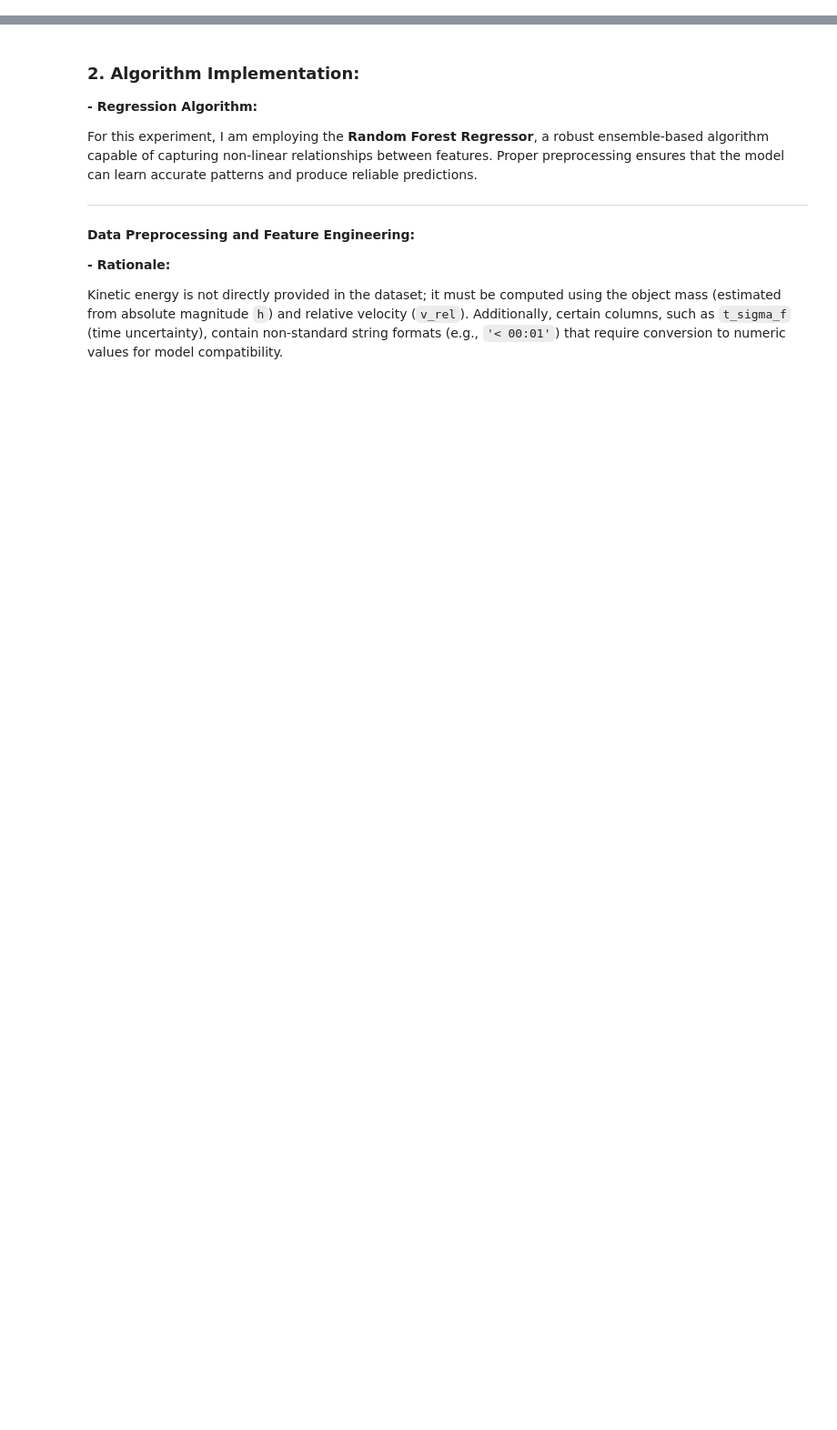
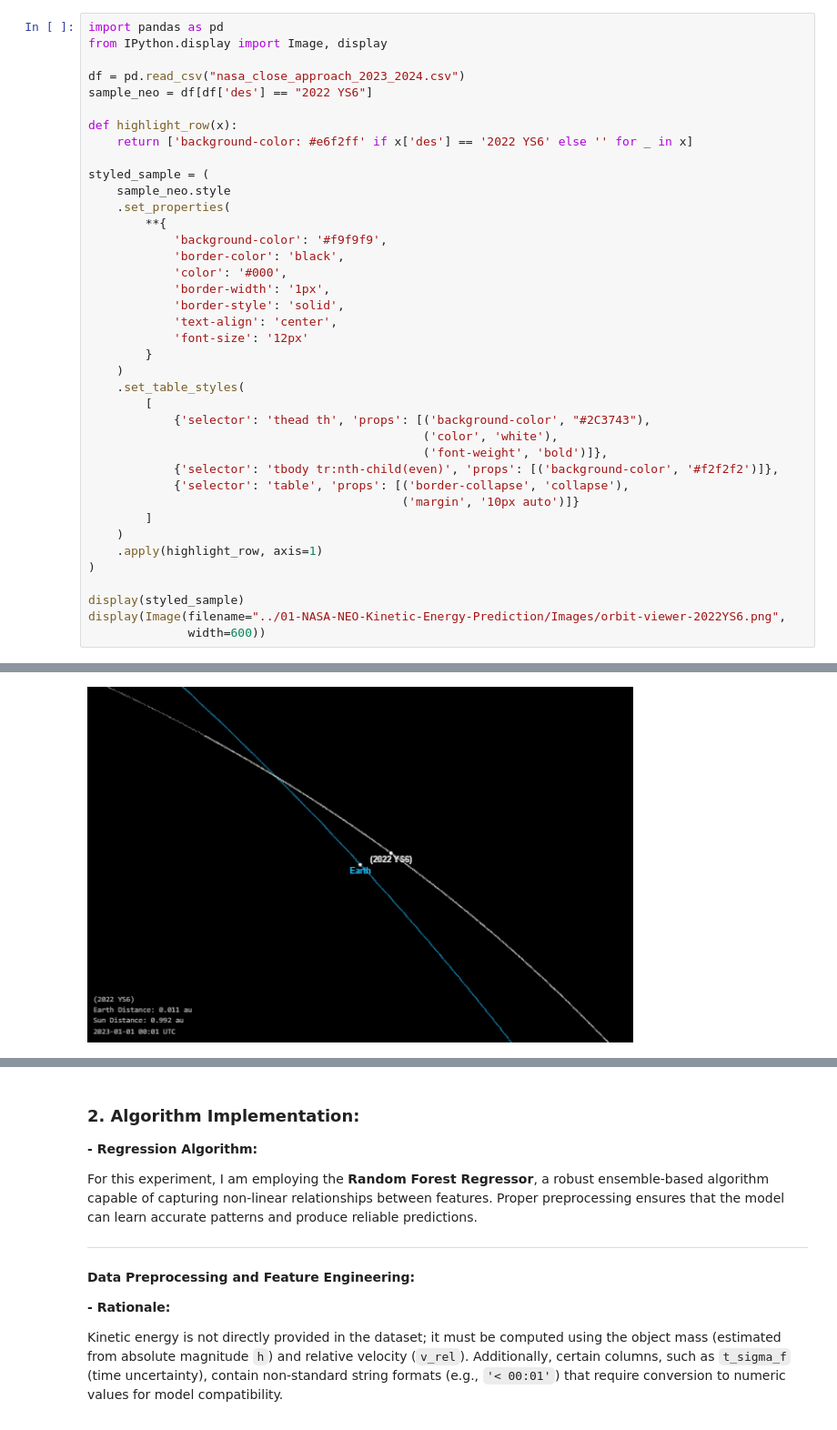
Before and after one commit to Careless-Loser/Experiment-Porftolio-Machine-Learning-Assignment-1, a Jupyter notebook: Exercise 1 – Regression Task/01-NASA-NEO-Kinetic-Energy-Prediction/NASA_NEO_Kinetic_Energy_Prediction.ipynb, the cells around one changed output, grey strips where cells are left out. Shown: that part at 91% size. Cells and saved outputs as stored; diff of their text form; blank space fills up the shorter version.

Commit message:
01-NASA-NEO-KINETIC-ENERGY-PREDICTION COMPLETED

```diff
--- a/Exercise 1 – Regression Task/01-NASA-NEO-Kinetic-Energy-Prediction/NASA_NEO_Kinetic_Energy_Prediction.ipynb
+++ b/Exercise 1 – Regression Task/01-NASA-NEO-Kinetic-Energy-Prediction/NASA_NEO_Kinetic_Energy_Prediction.ipynb
@@ -43,0 +50,40 @@ NASA Close Approach Data 2023–2024. Available at: [https://www.kaggle.com/data
+# %%
+import pandas as pd
+from IPython.display import Image, display
+
+df = pd.read_csv("nasa_close_approach_2023_2024.csv")
+sample_neo = df[df['des'] == "2022 YS6"]
+
+def highlight_row(x):
+    return ['background-color: #e6f2ff' if x['des'] == '2022 YS6' else '' for _ in x]
+
+styled_sample = (
+    sample_neo.style
+    .set_properties(
+        **{
+            'background-color': '#f9f9f9',
+            'border-color': 'black',
+            'color': '#000',
+            'border-width': '1px',
+            'border-style': 'solid',
+            'text-align': 'center',
+            'font-size': '12px'
+        }
+    )
+    .set_table_styles(
+        [
+            {'selector': 'thead th', 'props': [('background-color', "#2C3743"),
+                                               ('color', 'white'),
+                                               ('font-weight', 'bold')]},
+            {'selector': 'tbody tr:nth-child(even)', 'props': [('background-color', '#f2f2f2')]},
+            {'selector': 'table', 'props': [('border-collapse', 'collapse'),
+                                            ('margin', '10px auto')]}
+        ]
+    )
+    .apply(highlight_row, axis=1)
+)
+
+display(styled_sample)
+display(Image(filename="../01-NASA-NEO-Kinetic-Energy-Prediction/Images/orbit-viewer-2022YS6.png",
+              width=600))
+# %% [output]
@@ -44,3 +92,4 @@ NASA Close Approach Data 2023–2024. Available at: [https://www.kaggle.com/data
+[figure, added]
 # %%
 # Importing the pandas library to facilitate robust data manipulation.
 
```
Also changed, not shown: parts of 10 cells of this notebook, 1 other file.
